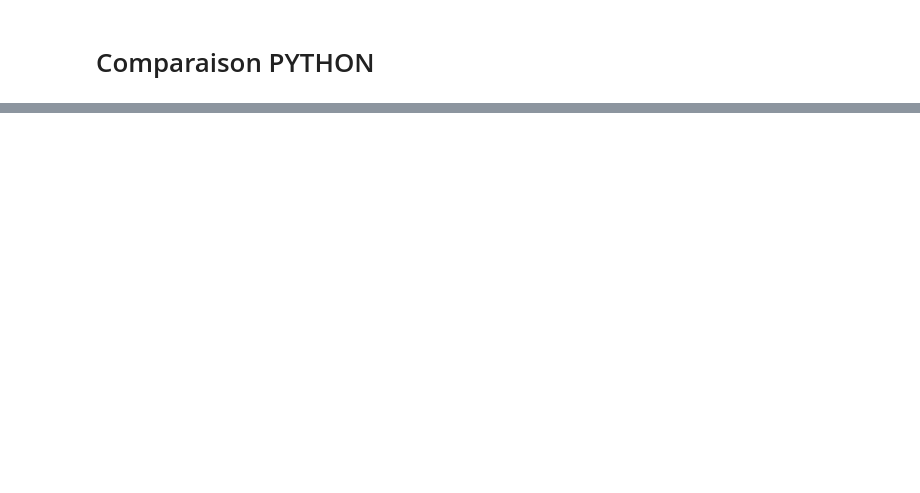
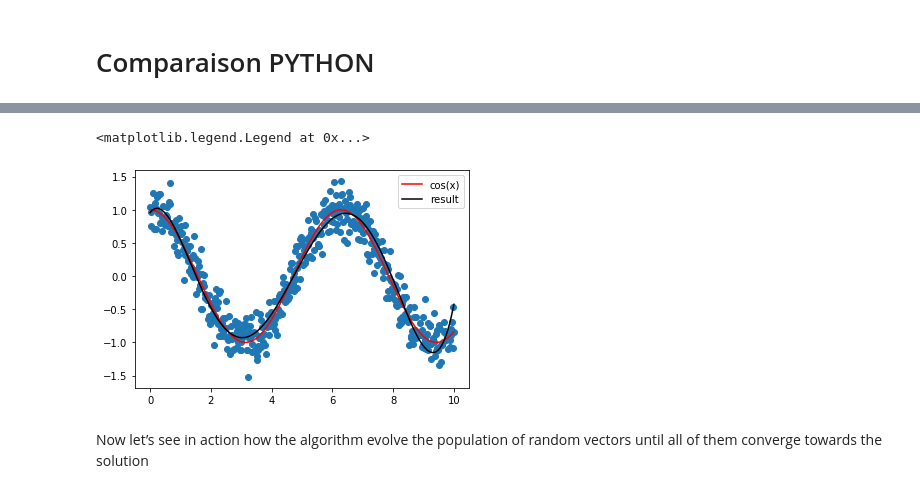
Before and after one commit to griezu/Differential_Evolution, a Jupyter notebook: Differential_Evolution.ipynb, the cells around one changed output, grey strips where cells are left out. Drawn from its saved outputs; the diff is of its cells as text; code cells hidden in the pictures; blank space fills up the shorter version.

```diff
--- a/Differential_Evolution.ipynb
+++ b/Differential_Evolution.ipynb
@@ -146,0 +230,10 @@ NameError: name 'demo' is not defined
+# %%
+plt.scatter(x, y)
+plt.plot(x, np.cos(x), label='cos(x)',c='r')
+plt.plot(x, fmodel(x, result[-1][0]), label='result',c='k')
+plt.legend()
+# %% [output]
+<matplotlib.legend.Legend at 0x...>
+[figure, added]
+# %% [markdown]
+Now let’s see in action how the algorithm evolve the population of random vectors until all of them converge towards the solution
```
Also changed, not shown: parts of 34 cells of this notebook.
